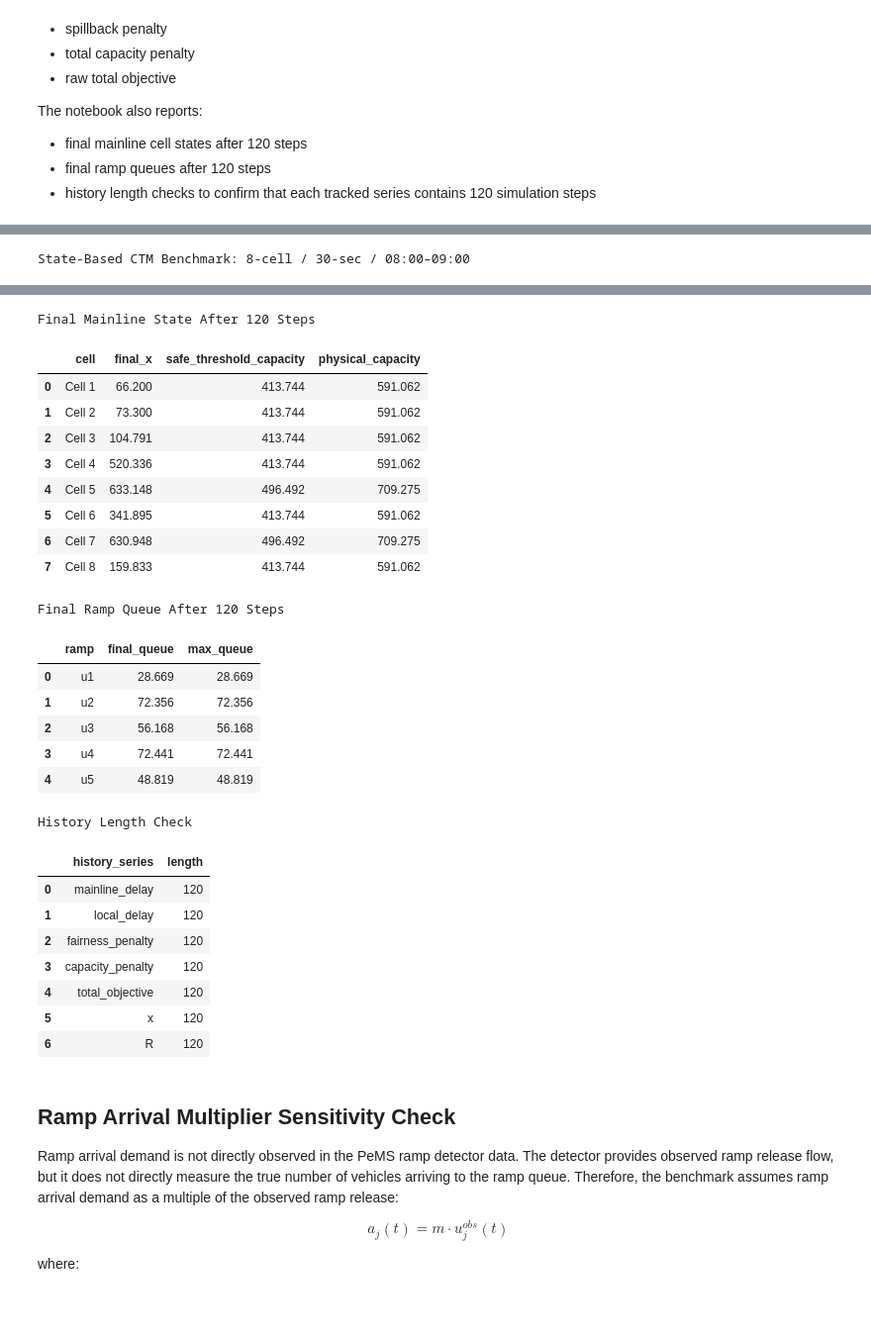
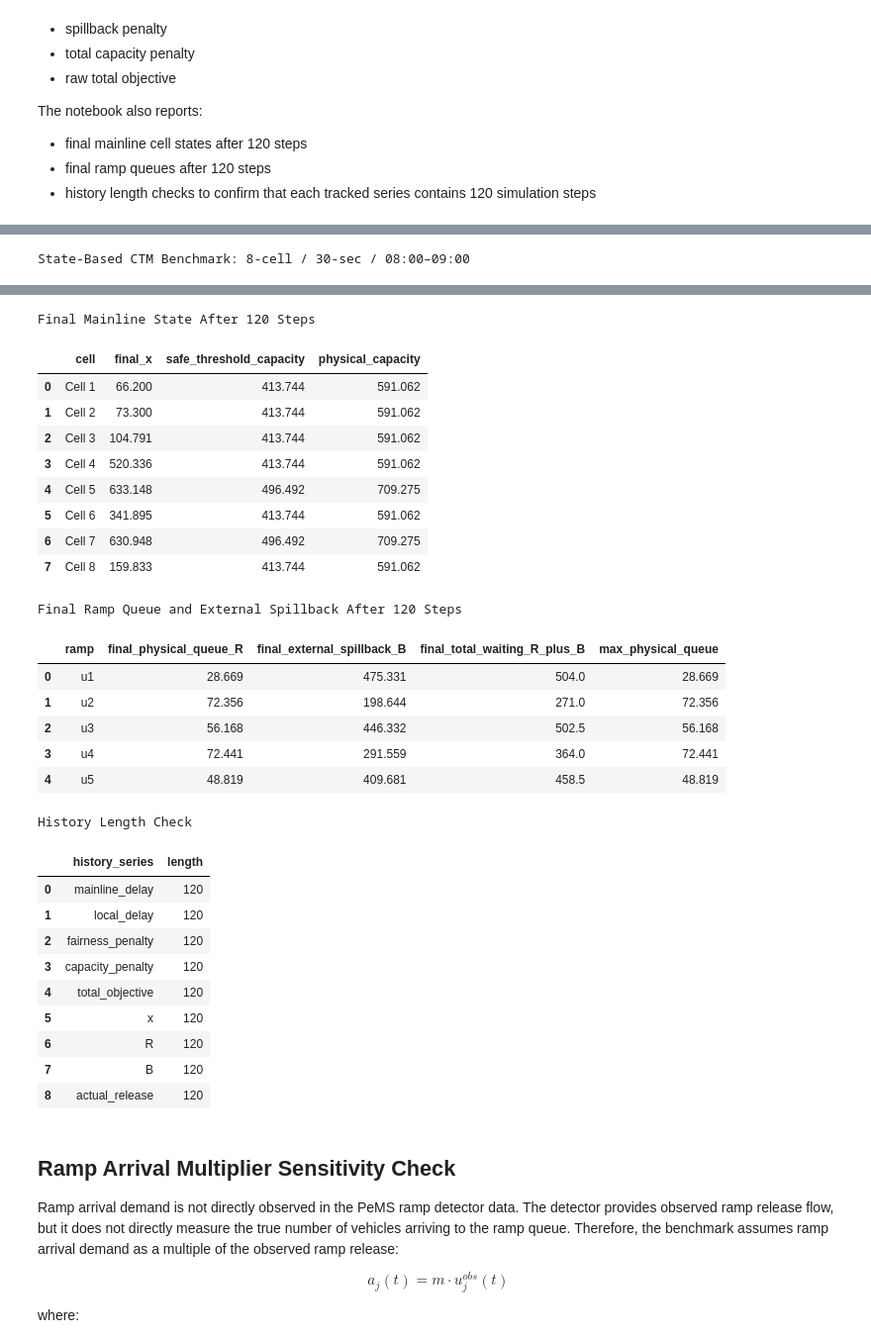
Before and after one commit to IsaacHusaiin/ADMM-Highway-Delay-Control, a Jupyter notebook: Benchmark_calculation.ipynb, the cells around one changed output, grey strips where cells are left out. Shown at 99% size. Drawn from its saved outputs; the diff is of its cells as text; code cells hidden in the pictures; blank space fills up the shorter version.

```diff
--- a/Benchmark_calculation.ipynb
+++ b/Benchmark_calculation.ipynb
@@ -4862,10 +5002,10 @@ state_based_benchmark_summary_df = pd.DataFrame({
 print("State-Based CTM Benchmark: 8-cell / 30-sec / 08:00–09:00")
 display(state_based_benchmark_summary_df.round(3))
 
-
 # Final state
-final_x = state_based_benchmark_history["x"][-1]
-final_R = state_based_benchmark_history["R"][-1]
+final_x = state_based_benchmark_history["x_final"]
+final_R = state_based_benchmark_history["R_final"]
+final_B = state_based_benchmark_history["B_final"]
 
 final_x_df = pd.DataFrame({
     "cell": list(final_x.keys()),
@@ -4882,8 +5022,16 @@ final_x_df = pd.DataFrame({
 
 final_R_df = pd.DataFrame({
     "ramp": list(final_R.keys()),
-    "final_queue": list(final_R.values()),
-    "max_queue": [
+    "final_physical_queue_R": list(final_R.values()),
+    "final_external_spillback_B": [
+        final_B[ramp]
+        for ramp in final_R
+    ],
+    "final_total_waiting_R_plus_B": [
+        final_R[ramp] + final_B[ramp]
+        for ramp in final_R
+    ],
+    "max_physical_queue": [
         ramp_max_queue_by_u[ramp]
         for ramp in final_R
     ],
@@ -4892,9 +5040,8 @@ final_R_df = pd.DataFrame({
 print("Final Mainline State After 120 Steps")
 display(final_x_df.round(3))
 
-print("Final Ramp Queue After 120 Steps")
+print("Final Ramp Queue and External Spillback After 120 Steps")
 display(final_R_df.round(3))
-
 
 # History length
 history_length_check_df = pd.DataFrame({
@@ -4906,6 +5053,8 @@ history_length_check_df = pd.DataFrame({
         "total_objective",
         "x",
         "R",
+        "B",
+        "actual_release",
     ],
     "length": [
         len(state_based_benchmark_history["mainline_delay"]),
@@ -4915,6 +5064,8 @@ history_length_check_df = pd.DataFrame({
         len(state_based_benchmark_history["total_objective"]),
         len(state_based_benchmark_history["x"]),
         len(state_based_benchmark_history["R"]),
+        len(state_based_benchmark_history["B"]),
+        len(state_based_benchmark_history["actual_release"]),
     ],
 })
 
@@ -4935,20 +5086,20 @@ State-Based CTM Benchmark: 8-cell / 30-sec / 08:00–09:00
 Final Mainline State After 120 Steps
 |  | cell | final_x | safe_threshold_capacity | physical_capacity |
 | 0 | Cell 1 | 66.200 | 413.744 | 591.062 |
 | 1 | Cell 2 | 73.300 | 413.744 | 591.062 |
 | 2 | Cell 3 | 104.791 | 413.744 | 591.062 |
 | 3 | Cell 4 | 520.336 | 413.744 | 591.062 |
 | 4 | Cell 5 | 633.148 | 496.492 | 709.275 |
 | 5 | Cell 6 | 341.895 | 413.744 | 591.062 |
 | 6 | Cell 7 | 630.948 | 496.492 | 709.275 |
 | 7 | Cell 8 | 159.833 | 413.744 | 591.062 |
-Final Ramp Queue After 120 Steps
+Final Ramp Queue and External Spillback After 120 Steps
-|  | ramp | final_queue | max_queue |
-| 0 | u1 | 28.669 | 28.669 |
-| 1 | u2 | 72.356 | 72.356 |
-| 2 | u3 | 56.168 | 56.168 |
-| 3 | u4 | 72.441 | 72.441 |
-| 4 | u5 | 48.819 | 48.819 |
+|  | ramp | final_physical_queue_R | final_external_spillback_B | final_total_waiting_R_plus_B | max_physical_queue |
+| 0 | u1 | 28.669 | 475.331 | 504.0 | 28.669 |
+| 1 | u2 | 72.356 | 198.644 | 271.0 | 72.356 |
+| 2 | u3 | 56.168 | 446.332 | 502.5 | 56.168 |
+| 3 | u4 | 72.441 | 291.559 | 364.0 | 72.441 |
+| 4 | u5 | 48.819 | 409.681 | 458.5 | 48.819 |
 History Length Check
 |  | history_series | length |
 | 0 | mainline_delay | 120 |
@@ -4958,6 +5109,8 @@ History Length Check
 | 4 | total_objective | 120 |
 | 5 | x | 120 |
 | 6 | R | 120 |
+| 7 | B | 120 |
+| 8 | actual_release | 120 |
 # %% [markdown]
 ## Ramp Arrival Multiplier Sensitivity Check
 
```
Also changed, not shown: parts of 15 cells of this notebook.
